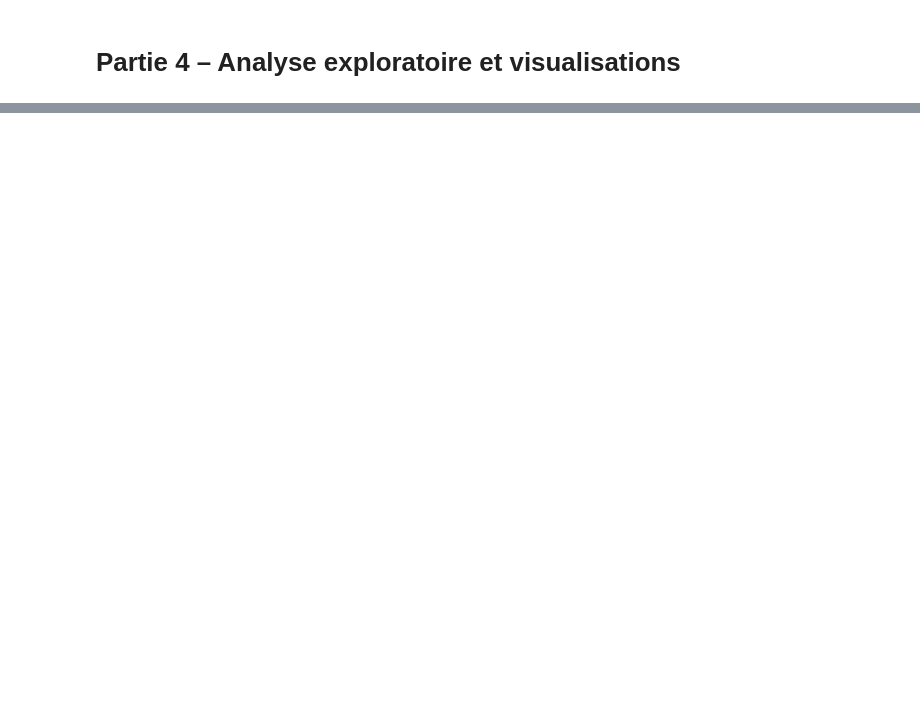
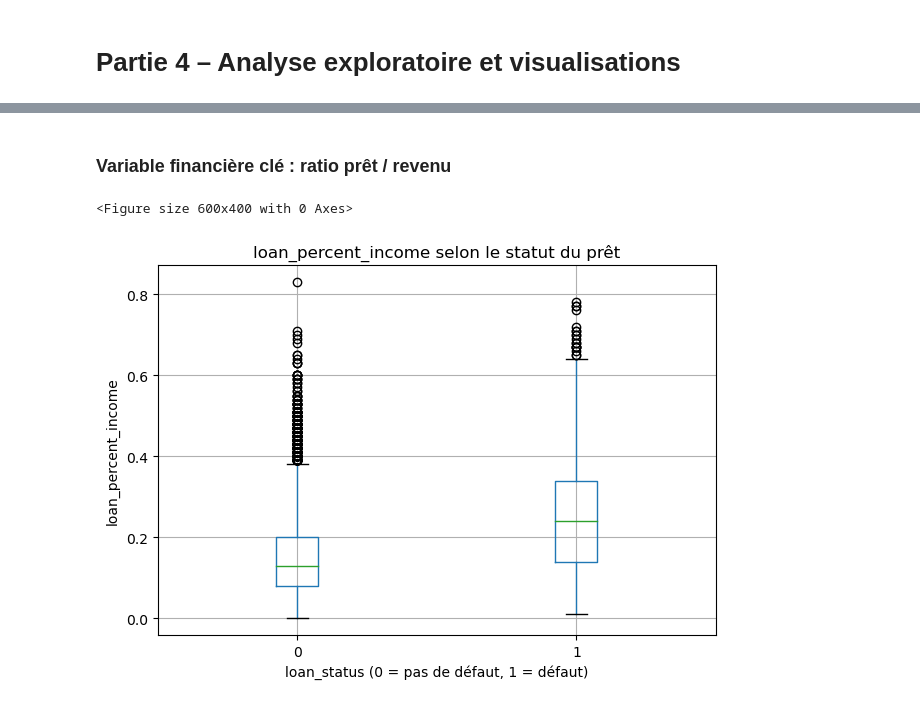
Before and after one commit to lallamimi/credit-risk-analysis, a Jupyter notebook: NOTEBOOK_PART1.ipynb, the cells around one changed output, grey strips where cells are left out. Cells and saved outputs as stored; diff of their text form; code cells hidden in the pictures; blank space fills up the shorter version.

```diff
--- a/NOTEBOOK_PART1.ipynb
+++ b/NOTEBOOK_PART1.ipynb
@@ -402,0 +617,14 @@ Réalisez une première exploration visuelle pour mieux comprendre les relations
+# %% [markdown]
+### Variable financière clé : ratio prêt / revenu
+# %%
+plt.figure(figsize=(6,4))
+df_clean.boxplot(column="loan_percent_income", by="loan_status")
+plt.suptitle("")
+plt.title("loan_percent_income selon le statut du prêt")
+plt.xlabel("loan_status (0 = pas de défaut, 1 = défaut)")
+plt.ylabel("loan_percent_income")
+plt.tight_layout()
+plt.show()
+# %% [output]
+<Figure size 600x400 with 0 Axes>
+[figure, added]
```
Also changed, not shown: parts of 30 cells of this notebook.
